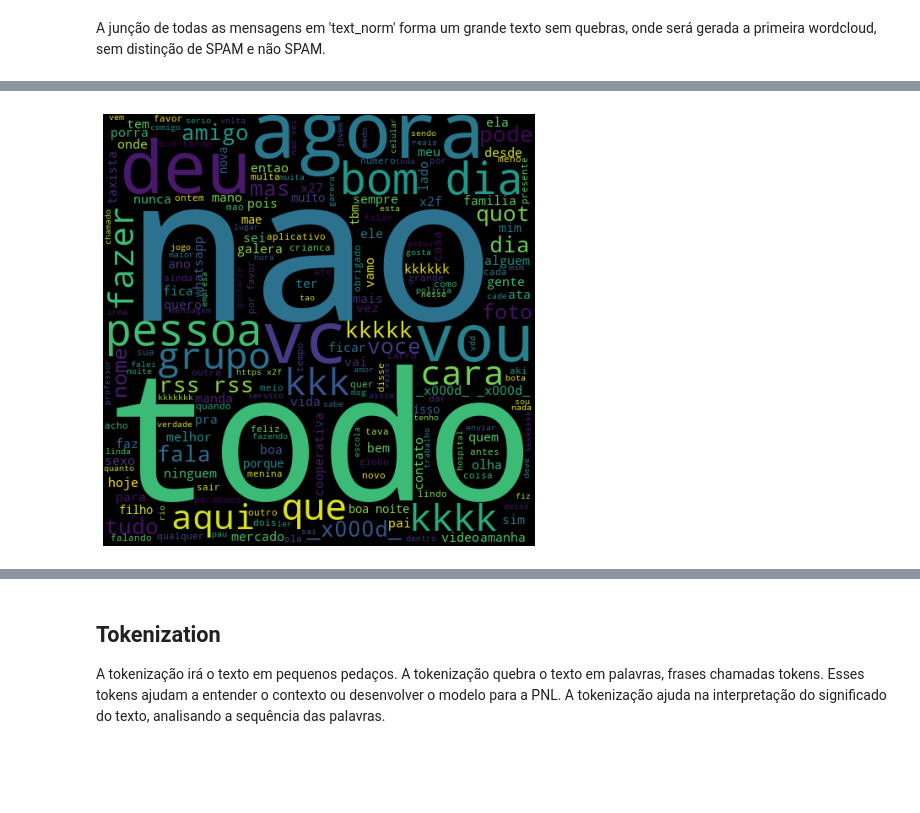
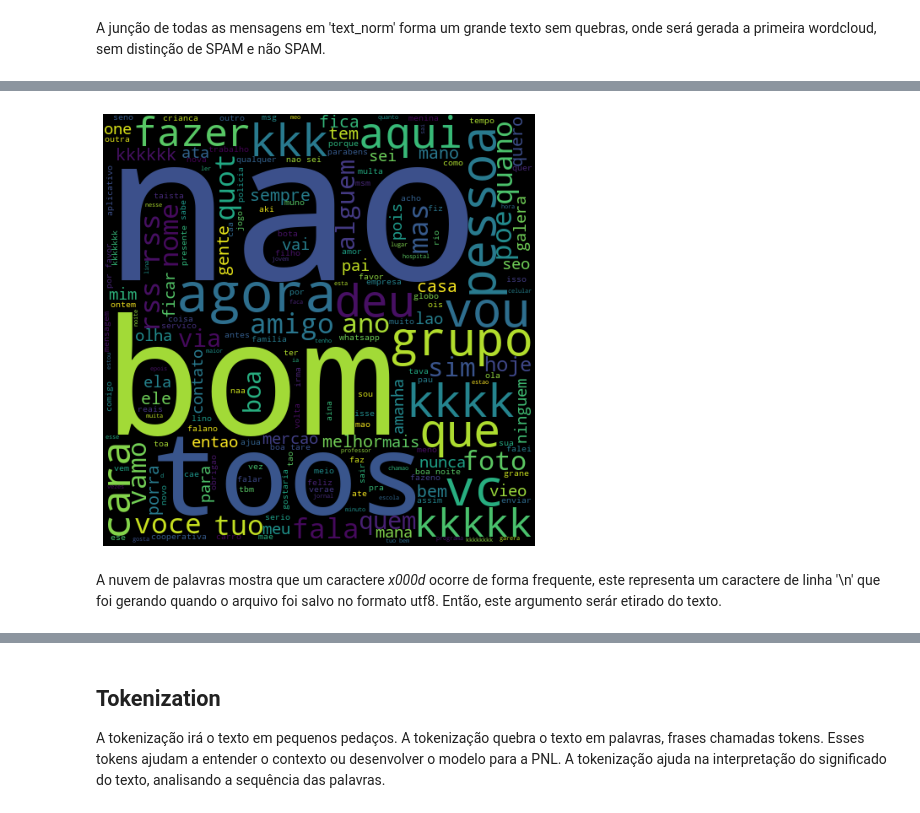
Before and after one commit to ThiagoSViana/spam_ham, a Jupyter notebook: code/exploring_spam_ham.ipynb, the cells around one changed output, grey strips where cells are left out. Saved outputs shown, nothing was run; the diff lists cells and outputs as text; code cells hidden in the pictures; blank space fills up the shorter version.

```diff
--- a/code/exploring_spam_ham.ipynb
+++ b/code/exploring_spam_ham.ipynb
@@ -33,5 +38,5 @@ In this task we will be doing some preprocessing to convert our data in a form t
 # %%
-df = pd.read_excel("C:\\Users\\Thiag\\spam_ham\\data\\processed\\Data_Train_utf.xlsx")
+df = pd.read_excel('../data/processed_utf8/Data_Train_utf.xlsx')
 df.head()
 # %% [output]
 |  | ID | Message | SPAM |
@@ -98,7 +103,7 @@ O plot mostra que o Dataset está balanceado
 # %% [markdown]
 Convertendo a coluna 'SPAM' para forma numérica
 # %%
-df['Spam'] = df['SPAM'].map({True:1, False:0})
+df['SPAM_int'] = df['SPAM'].map({True:1, False:0})
 # %%
 df
 # %% [output]
@@ -143,7 +166,7 @@ def remove_stopwords(texto):
     return output
 # %%
 def normalizaTexto(texto):
-    output = re.sub(r'[-.;?!:,"()\']','', texto)
+    output = re.sub(r'[-.;?!:,"()\'_x000d_]','', texto)
     output = remove_stopwords(output)
     output = normalize('NFKD', output).encode('ASCII', 'ignore').decode('ASCII')
     return output.lower()
@@ -195,13 +218,15 @@ plt.show()
 # %%
 #Não SPAM
 
-no_spam_words = ' '.join(list(df[df['SPAM'] == True ]['text_norm']))
+no_spam_words = ' '.join(df[df['SPAM'] == True ]['text_norm'])
 no_spam = WordCloud(width = 512, height = 512).generate(no_spam_words)
 
 plt.figure(figsize = (7,6), facecolor = 'w')
 plt.imshow(no_spam)
 plt.axis('off')
 plt.tight_layout(pad = 0)
 plt.show()
 # %% [output]
-[figure, old version]
+[figure, new version]
+# %% [markdown]
+A nuvem de palavras mostra que um caractere _x000d_ ocorre de forma frequente, este representa um caractere de linha '\n' que foi gerando quando o arquivo foi salvo no formato utf8. Então, este argumento serár etirado do texto.
```
Also changed, not shown: parts of 27 cells of this notebook, 1 other file.
